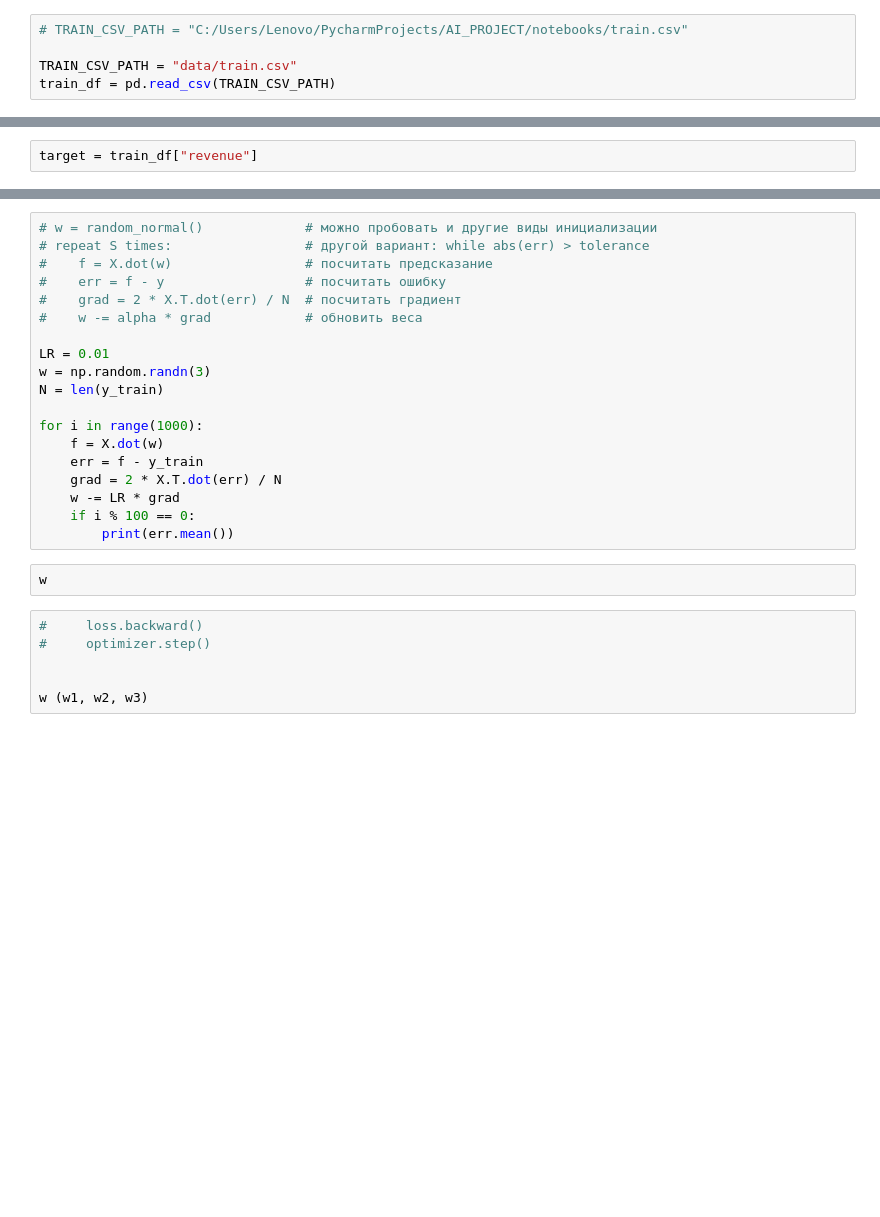
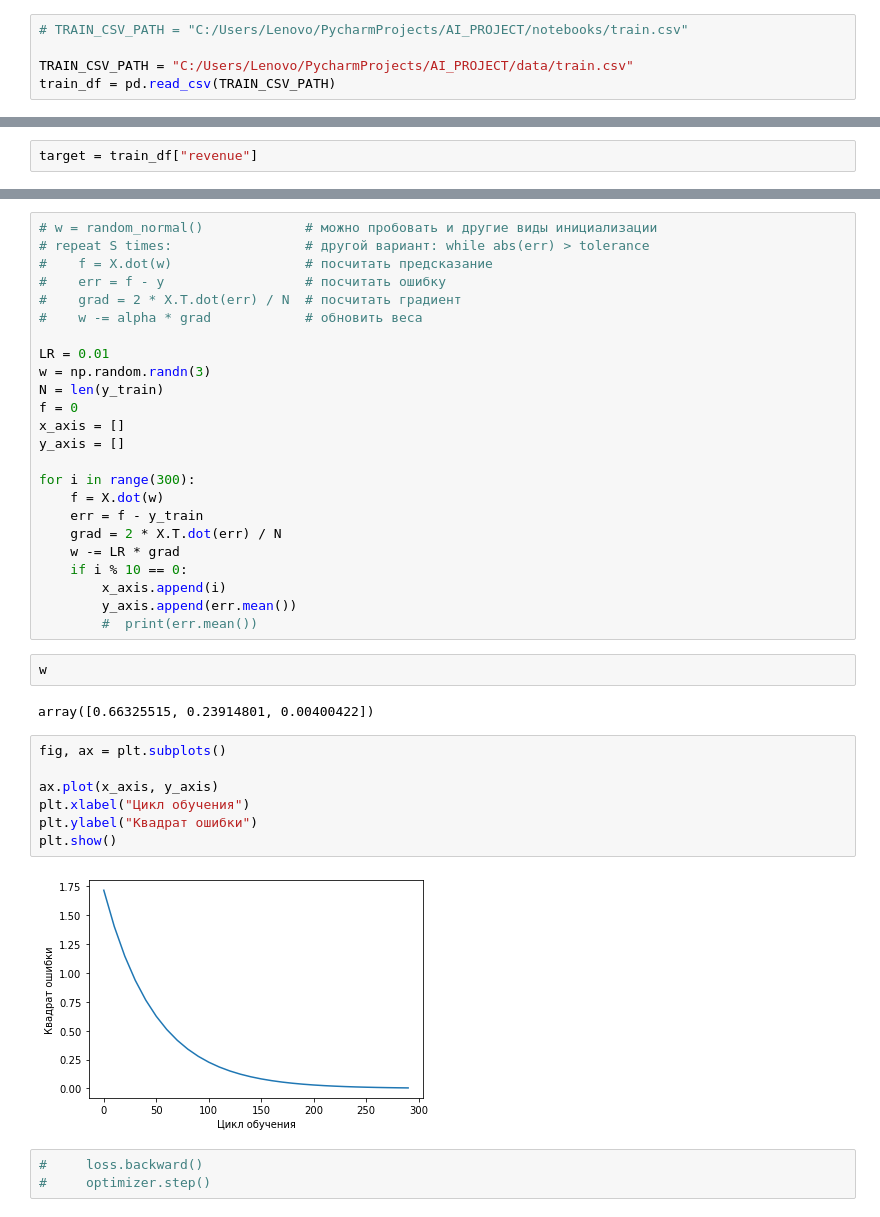
Before and after one commit to KaLiNkA-code/AI_PROJECT, a Jupyter notebook: notebooks/dev.ipynb, the cells around one changed output, grey strips where cells are left out. Cells and saved outputs as stored; diff of their text form; blank space fills up the shorter version.

```diff
--- a/notebooks/dev.ipynb
+++ b/notebooks/dev.ipynb
@@ -63,7 +76,7 @@ import pandas as pd
 # %%
 # TRAIN_CSV_PATH = "C:/Users/Lenovo/PycharmProjects/AI_PROJECT/notebooks/train.csv"
 
-TRAIN_CSV_PATH = "data/train.csv"
+TRAIN_CSV_PATH = "C:/Users/Lenovo/PycharmProjects/AI_PROJECT/data/train.csv"
 train_df = pd.read_csv(TRAIN_CSV_PATH)
 # %%
 # train_df['crew'].unique()
@@ -171,20 +309,33 @@ X, y_train
 LR = 0.01
 w = np.random.randn(3)
 N = len(y_train)
+f = 0
+x_axis = []
+y_axis = []
 
-for i in range(1000):
+for i in range(300):
     f = X.dot(w)
     err = f - y_train
     grad = 2 * X.T.dot(err) / N
     w -= LR * grad
-    if i % 100 == 0:
-        print(err.mean())
+    if i % 10 == 0:
+        x_axis.append(i)
+        y_axis.append(err.mean())
+        #  print(err.mean())
 # %%
 w
+# %% [output]
+array([0.66325515, 0.23914801, 0.00400422])
+# %%
+fig, ax = plt.subplots()
+
+ax.plot(x_axis, y_axis)
+plt.xlabel("Цикл обучения")
+plt.ylabel("Квадрат ошибки")
+plt.show()
+# %% [output]
+[figure, added]
 # %%
 #     loss.backward()
 #     optimizer.step()
-
-
-w (w1, w2, w3)
 # %%
```
Also changed, not shown: parts of 27 cells of this notebook.
